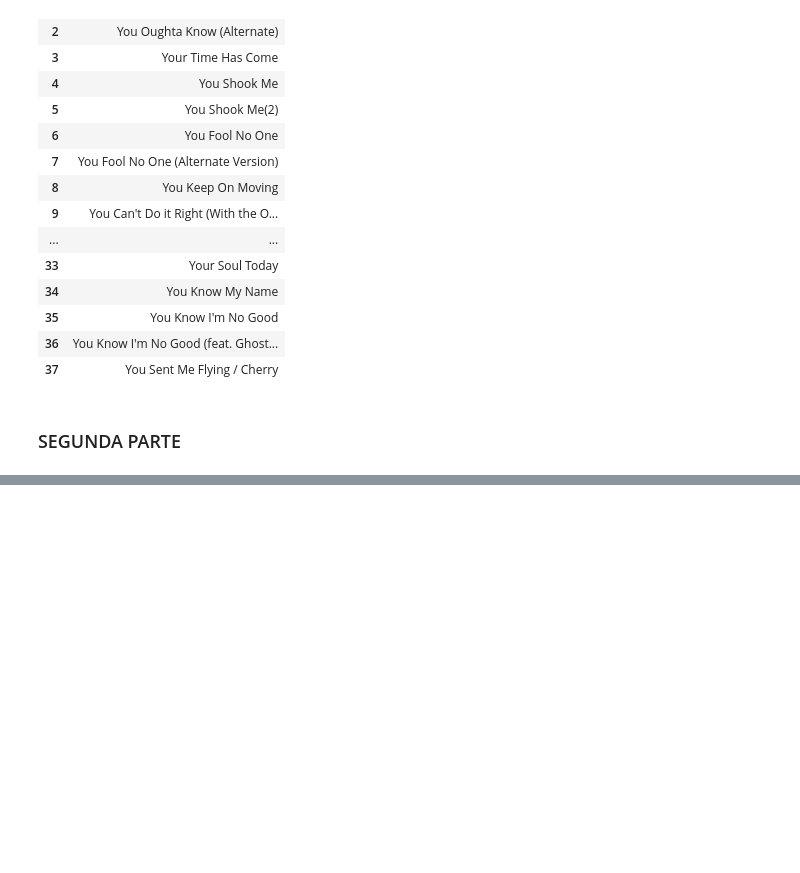
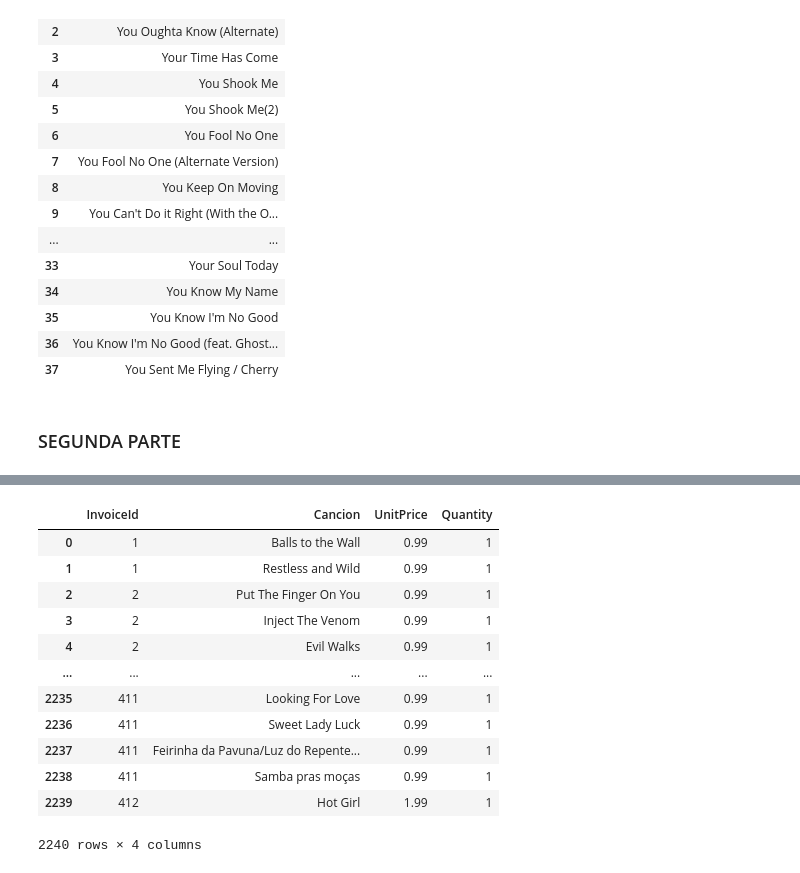
Before and after one commit to NaiSaratxaga/2503_dsft_thebridge_naiara, a Jupyter notebook: 2-Data_Analysis/8-BBDD/SQL/Practica/1-Chinook/ejercicio_nai.ipynb, the cells around one changed output, grey strips where cells are left out. Cells and saved outputs as stored; diff of their text form; code cells hidden in the pictures; blank space fills up the shorter version.

```diff
--- a/2-Data_Analysis/8-BBDD/SQL/Practica/1-Chinook/ejercicio_nai.ipynb
+++ b/2-Data_Analysis/8-BBDD/SQL/Practica/1-Chinook/ejercicio_nai.ipynb
@@ -345,2 +424,29 @@ df
 # %%
 #  4. Obtén cada artículo de la factura con el nombre de la canción
+
+query = '''
+SELECT ii.InvoiceId,
+       t.Name AS Cancion,
+       ii.UnitPrice,
+       ii.Quantity
+FROM Invoice_Items ii
+JOIN Tracks t ON ii.TrackId = t.TrackId;
+
+'''
+
+df = sql_query(query)
+df
+# %% [output]
+|  | InvoiceId | Cancion | UnitPrice | Quantity |
+| 0 | 1 | Balls to the Wall | 0.99 | 1 |
+| 1 | 1 | Restless and Wild | 0.99 | 1 |
+| 2 | 2 | Put The Finger On You | 0.99 | 1 |
+| 3 | 2 | Inject The Venom | 0.99 | 1 |
+| 4 | 2 | Evil Walks | 0.99 | 1 |
+| ... | ... | ... | ... | ... |
+| 2235 | 411 | Looking For Love | 0.99 | 1 |
+| 2236 | 411 | Sweet Lady Luck | 0.99 | 1 |
+| 2237 | 411 | Feirinha da Pavuna/Luz do Repente... | 0.99 | 1 |
+| 2238 | 411 | Samba pras moças | 0.99 | 1 |
+| 2239 | 412 | Hot Girl | 1.99 | 1 |
+2240 rows × 4 columns
```
Also changed, not shown: parts of 13 cells of this notebook.
